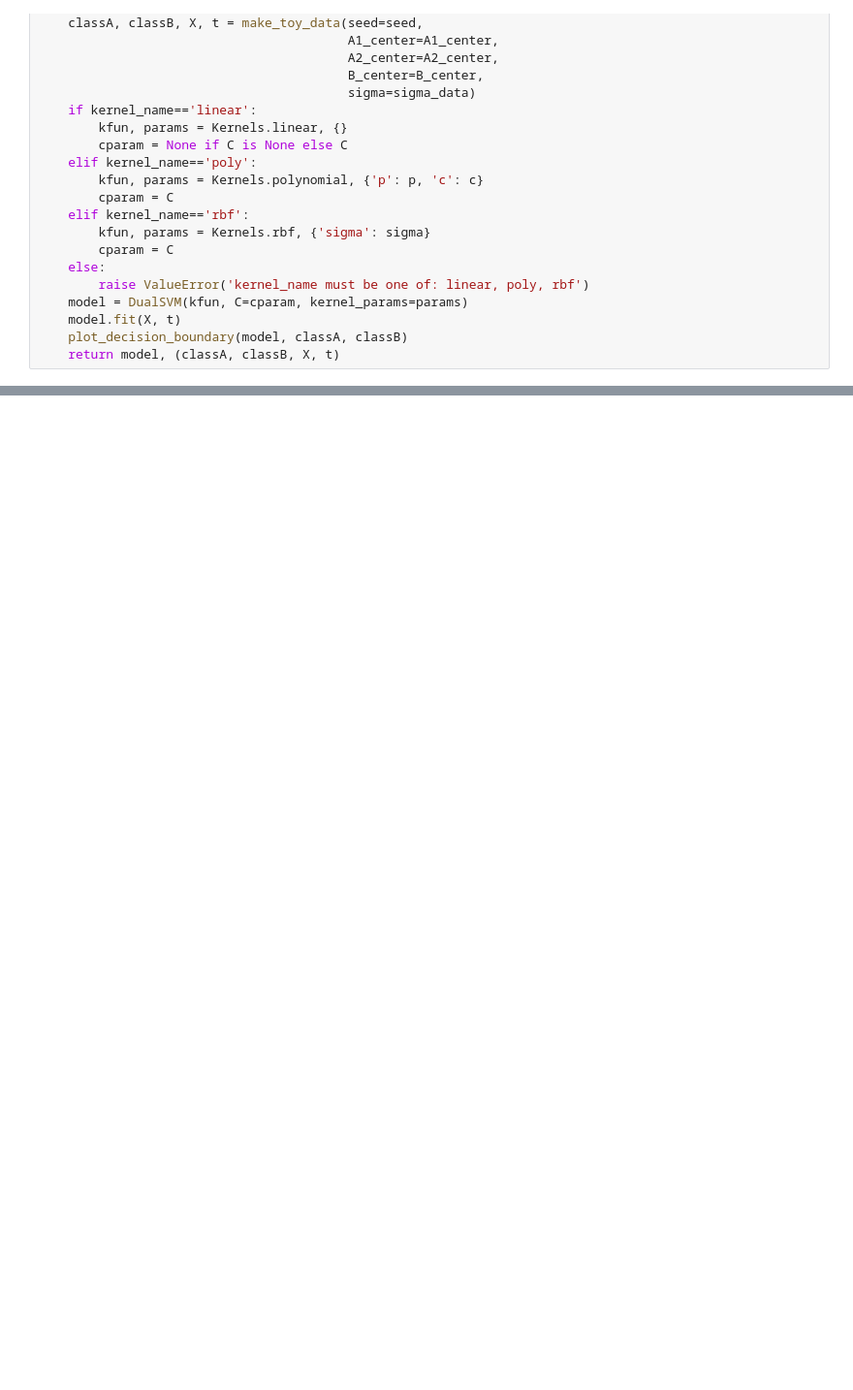
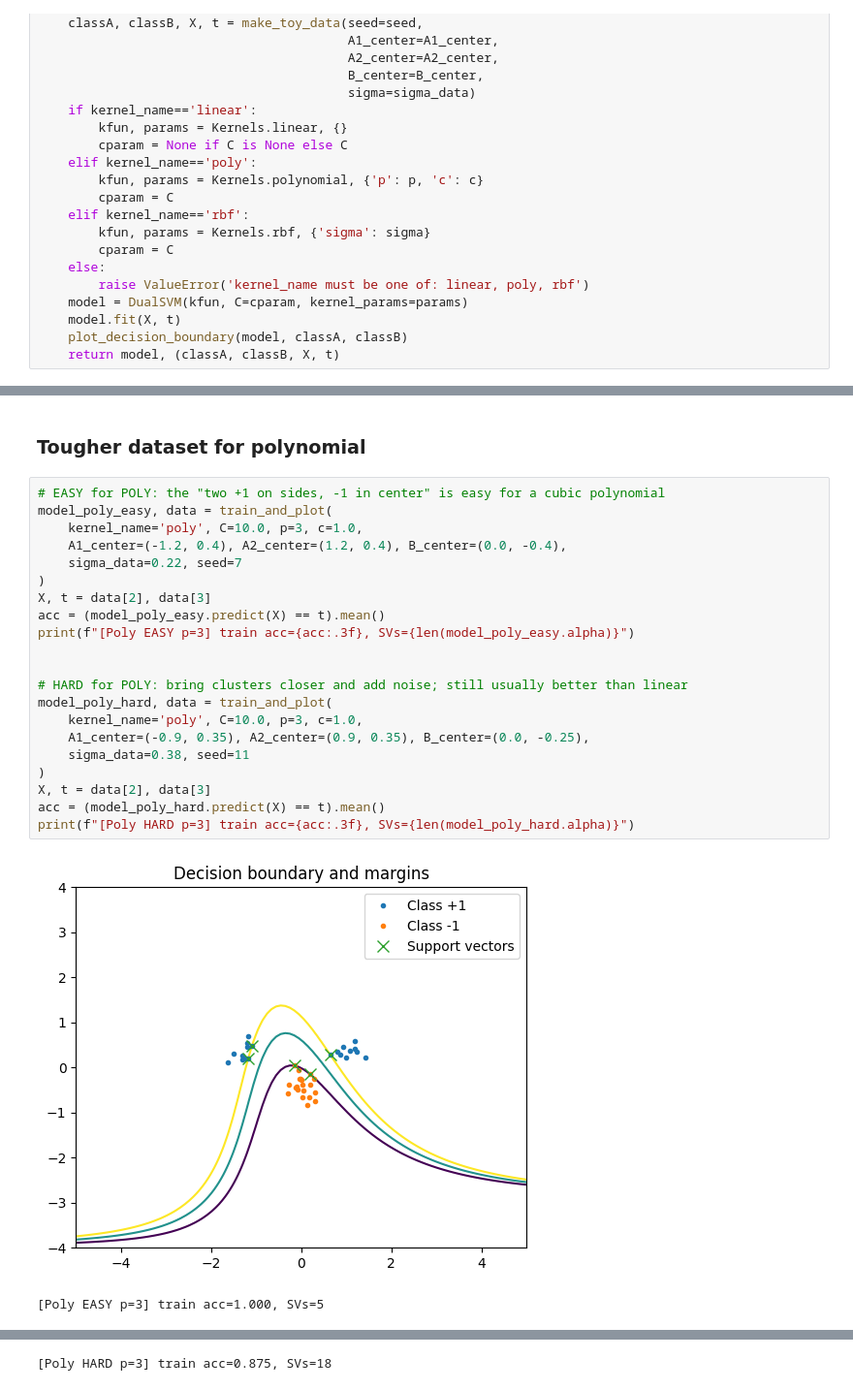
Before and after one commit to sara-str/labbardd2421, a Jupyter notebook: namnam.ipynb, the cells around one changed output, grey strips where cells are left out. Shown at 97% size. Cells and saved outputs as stored; diff of their text form; blank space fills up the shorter version.

```diff
--- a/namnam.ipynb
+++ b/namnam.ipynb
@@ -293,0 +310,26 @@ def train_and_plot(kernel_name='rbf', C=10.0, p=2, c=1.0, sigma=0.5,
+# %% [markdown]
+### Tougher dataset for polynomial
+# %%
+# EASY for POLY: the "two +1 on sides, -1 in center" is easy for a cubic polynomial
+model_poly_easy, data = train_and_plot(
+    kernel_name='poly', C=10.0, p=3, c=1.0,
+    A1_center=(-1.2, 0.4), A2_center=(1.2, 0.4), B_center=(0.0, -0.4),
+    sigma_data=0.22, seed=7
+)
+X, t = data[2], data[3]
+acc = (model_poly_easy.predict(X) == t).mean()
+print(f"[Poly EASY p=3] train acc={acc:.3f}, SVs={len(model_poly_easy.alpha)}")
+
+
+# HARD for POLY: bring clusters closer and add noise; still usually better than linear
+model_poly_hard, data = train_and_plot(
+    kernel_name='poly', C=10.0, p=3, c=1.0,
+    A1_center=(-0.9, 0.35), A2_center=(0.9, 0.35), B_center=(0.0, -0.25),
+    sigma_data=0.38, seed=11
+)
+X, t = data[2], data[3]
+acc = (model_poly_hard.predict(X) == t).mean()
+print(f"[Poly HARD p=3] train acc={acc:.3f}, SVs={len(model_poly_hard.alpha)}")
+# %% [output]
+[figure, added]
+[Poly EASY p=3] train acc=1.000, SVs=5
@@ -293,0 +337 @@ def train_and_plot(kernel_name='rbf', C=10.0, p=2, c=1.0, sigma=0.5,
+[Poly HARD p=3] train acc=0.875, SVs=18
```
Also changed, not shown: parts of 28 cells of this notebook.
